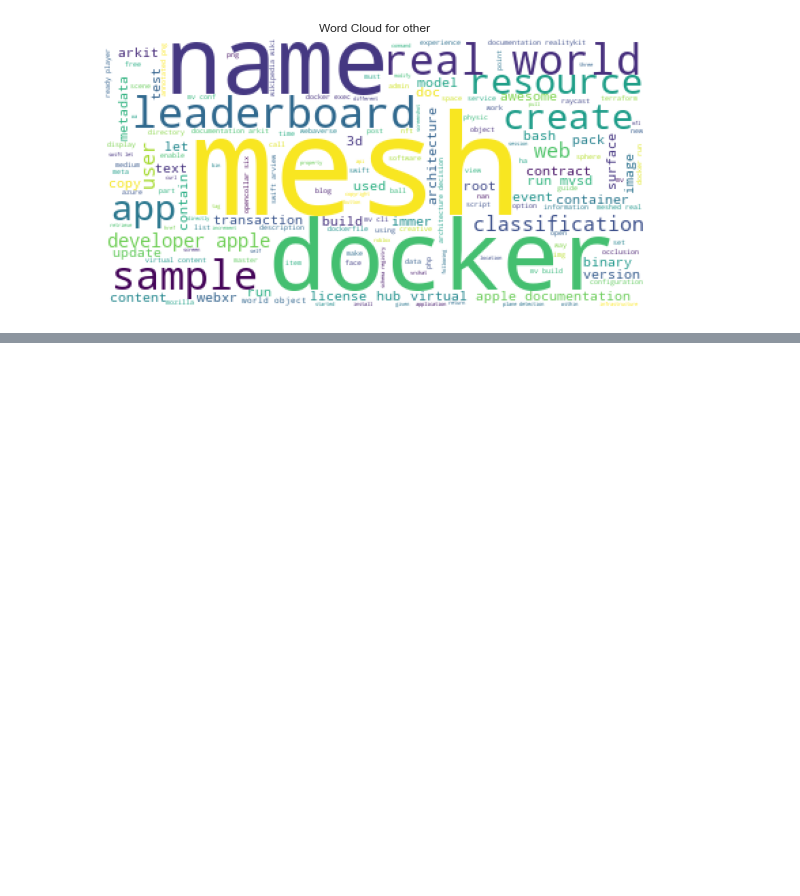
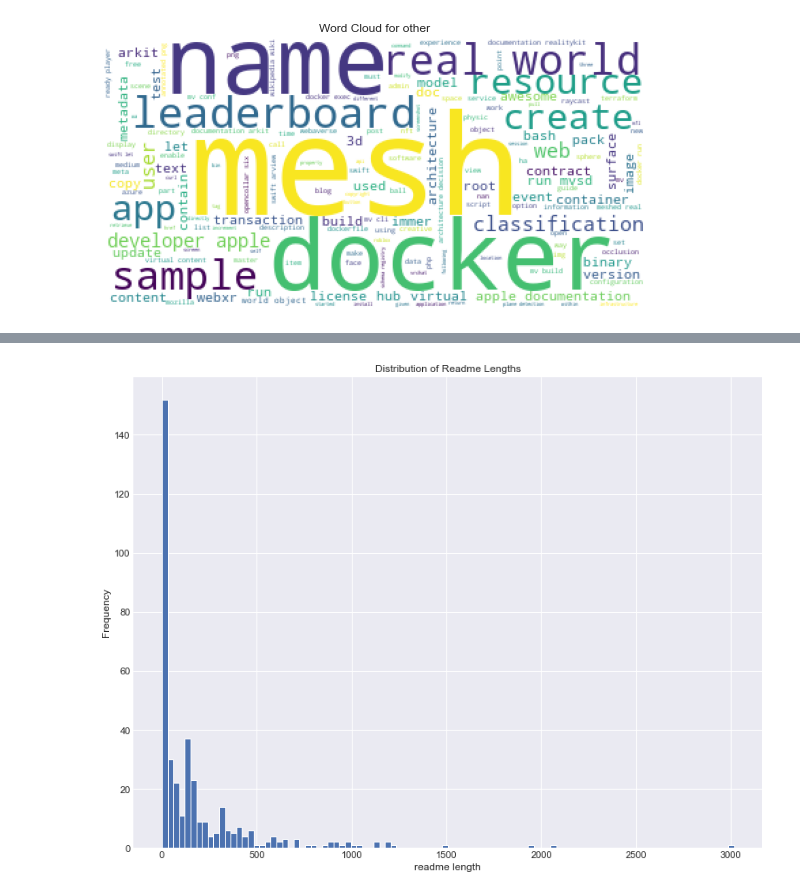
Before and after one commit to MBM-nlp/github_classification_project, a Jupyter notebook: prepare_explore_bg.ipynb, the cells around one changed output, grey strips where cells are left out. Cells and saved outputs as stored; diff of their text form; code cells hidden in the pictures; blank space fills up the shorter version.

```diff
--- a/prepare_explore_bg.ipynb
+++ b/prepare_explore_bg.ipynb
@@ -664,0 +820,14 @@ word_cloud(train, 'other')
+# %%
+def hist_plot(train, word_count):
+    '''
+    This function is create a histogram. Take in a dataframe, a target and a feature
+    '''
+    train[word_count].plot.hist(bins=100)
+    plt.title('Distribution of Readme Lengths')
+    plt.xlabel('readme length')
+    plt.show()
+# %%
+# Visualize distribution of README lengths
+hist_plot(train, 'word_count')
+# %% [output]
+[figure, added]
```
Also changed, not shown: parts of 23 cells of this notebook.
